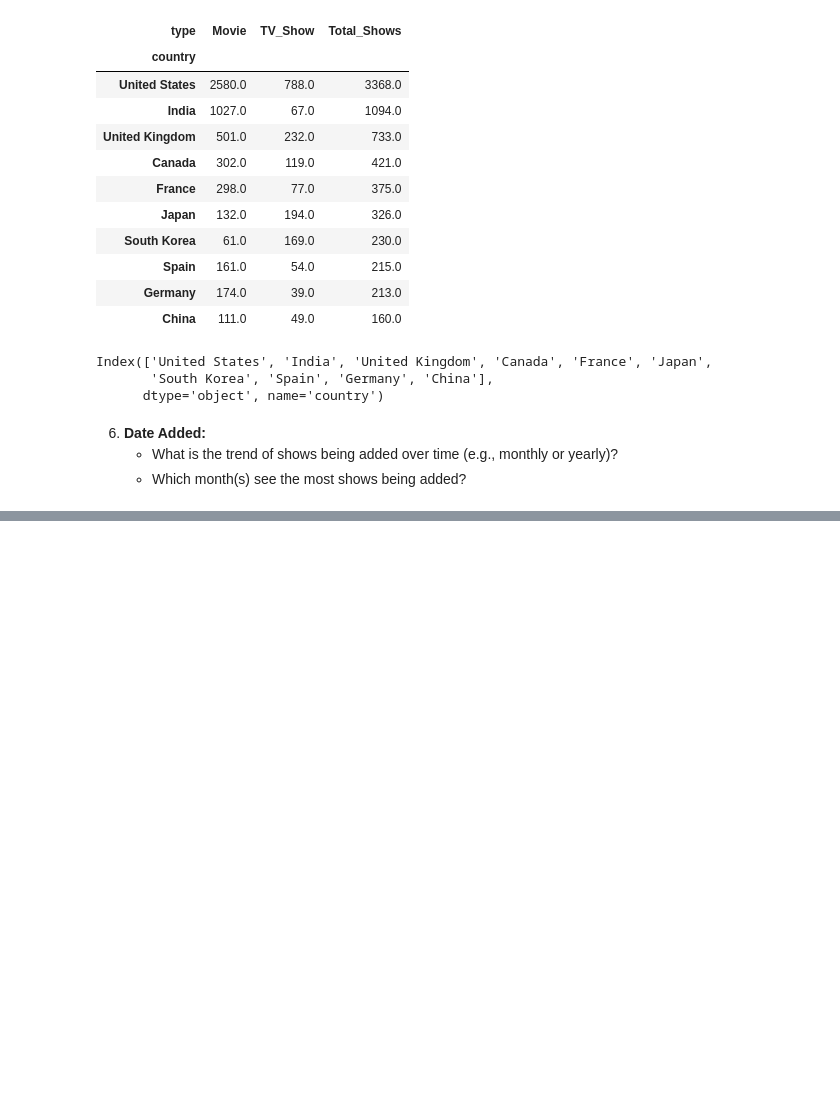
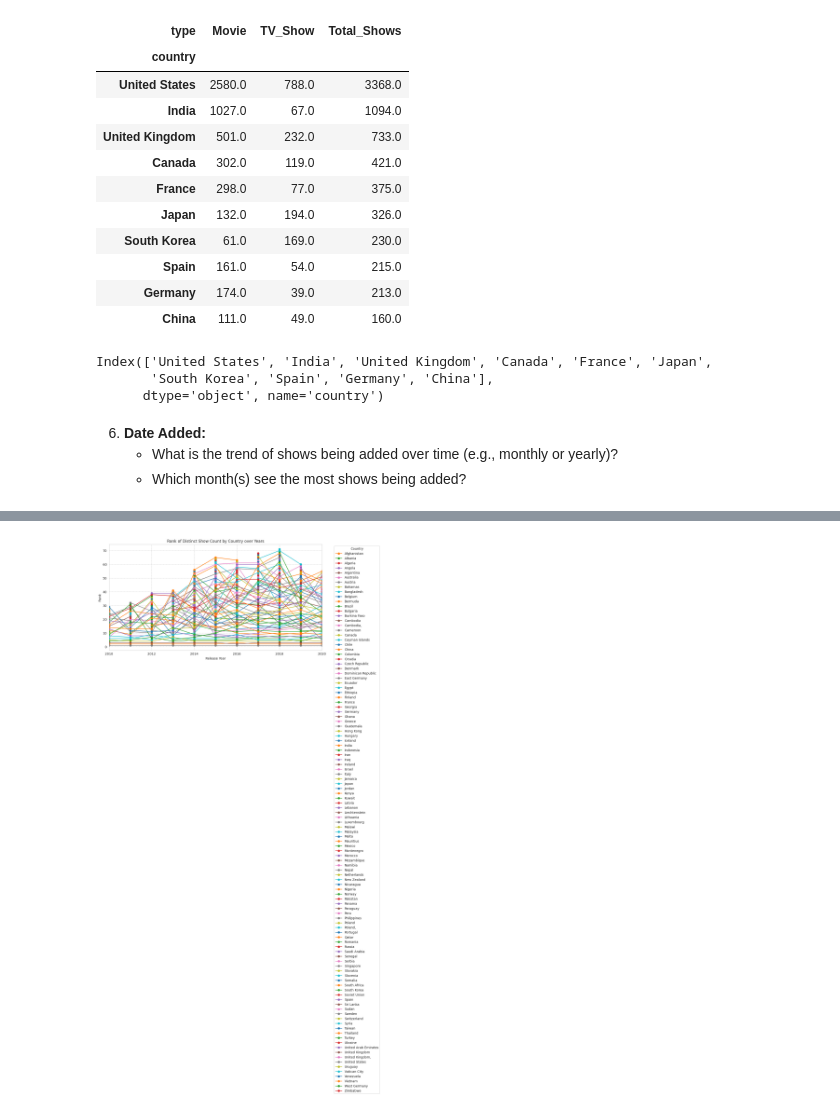
Before and after one commit to DSabarish/netflix_data_analysis, a Jupyter notebook: Netflix_25.ipynb, the cells around one changed output, grey strips where cells are left out. Saved outputs shown, nothing was run; the diff lists cells and outputs as text; code cells hidden in the pictures; blank space fills up the shorter version.

```diff
--- a/Netflix_25.ipynb
+++ b/Netflix_25.ipynb
@@ -978,3 +978,18 @@ Index(['United States', 'India', 'United Kingdom', 'Canada', 'France', 'Japan',
 6. **Date Added:**
    - What is the trend of shows being added over time (e.g., monthly or yearly)?
    - Which month(s) see the most shows being added?
+# %%
+import pandas as pd
+
+# Assuming your DataFrame is named 'df'
+# Grouping by 'release_year' and 'country', counting distinct shows, and resetting index
+grouped = data.groupby(['release_year', 'country'])['show_id'].nunique().reset_index()
+
+# Ranking the distinct show counts within each 'release_year' group for each country
+grouped['rank'] = grouped.groupby('release_year')['show_id'].rank(ascending=False, method='first')
+
+# Renaming columns for better understanding
+grouped.rename(columns={'show_id': 'distinct_show_count'}, inplace=True)
+
+# Displaying the resulting DataFrame
+grouped[:10]
@@ -980,0 +1008,18 @@ Index(['United States', 'India', 'United Kingdom', 'Canada', 'France', 'Japan',
+# %%
+import matplotlib.pyplot as plt
+
+# Pivot the grouped DataFrame
+pivot_table = grouped.pivot(index="release_year", columns="country", values="rank")
+
+# Plotting multiline chart
+pivot_table.plot(marker='o', figsize=(12, 6))
+plt.title('Rank of Distinct Show Count by Country over Years')
+plt.xlabel('Release Year')
+plt.ylabel('Rank')
+plt.grid(True)
+plt.legend(title='Country', bbox_to_anchor=(1.05, 1), loc='upper left')
+plt.tight_layout()
+plt.xlim([2010, 2020])
+plt.show()
+# %% [output]
+[figure, added]
```
Also changed, not shown: parts of 1 cell of this notebook.
